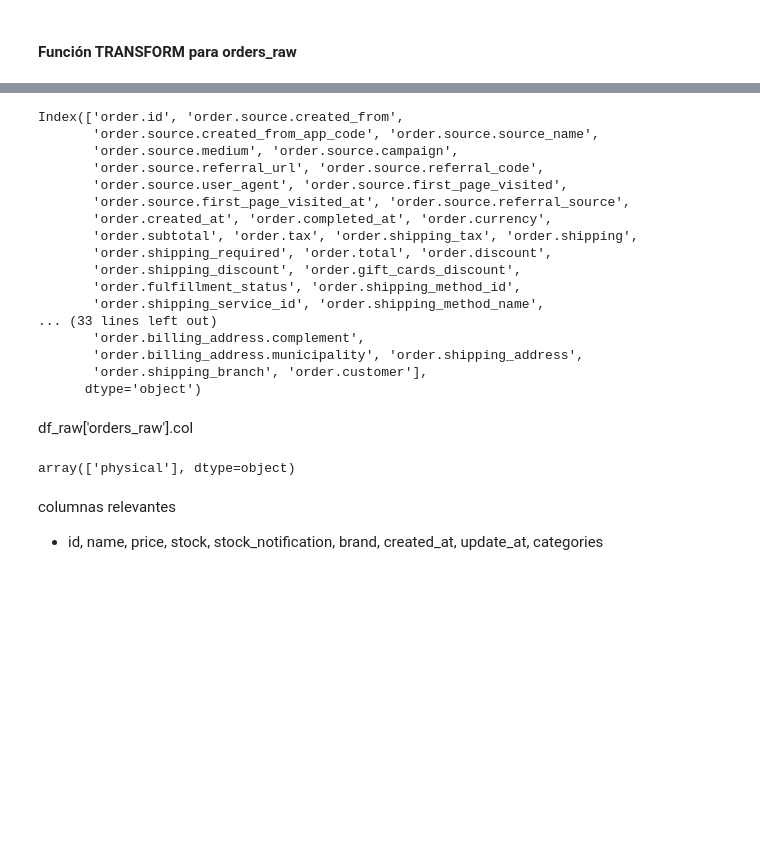
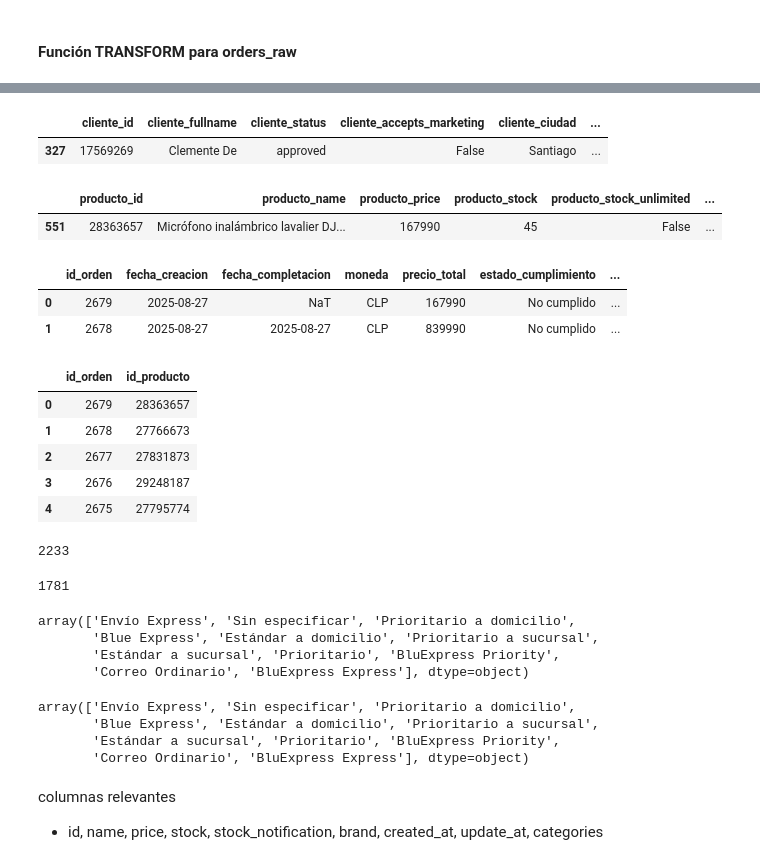
Before and after one commit to Halsey26/pipeline_perc, a Jupyter notebook: etl/pruebas_etl.ipynb, the cells around one changed output, grey strips where cells are left out. Drawn from its saved outputs; the diff is of its cells as text; code cells hidden in the pictures; blank space fills up the shorter version.

```diff
--- a/etl/pruebas_etl.ipynb
+++ b/etl/pruebas_etl.ipynb
@@ -940,30 +1223,53 @@ df_raw['orders_raw'].head(2)
-# %%
-# de aca, dejar columna de id de cliente, verificar si coincide len(unique(id)) con los id de la tabla customer
-df_raw['orders_raw'].columns
-# %% [output]
-Index(['order.id', 'order.source.created_from',
-       'order.source.created_from_app_code', 'order.source.source_name',
-       'order.source.medium', 'order.source.campaign',
-       'order.source.referral_url', 'order.source.referral_code',
-       'order.source.user_agent', 'order.source.first_page_visited',
-       'order.source.first_page_visited_at', 'order.source.referral_source',
-       'order.created_at', 'order.completed_at', 'order.currency',
-       'order.subtotal', 'order.tax', 'order.shipping_tax', 'order.shipping',
-       'order.shipping_required', 'order.total', 'order.discount',
-       'order.shipping_discount', 'order.gift_cards_discount',
-       'order.fulfillment_status', 'order.shipping_method_id',
-       'order.shipping_service_id', 'order.shipping_method_name',
-... (33 lines left out)
-       'order.billing_address.complement',
-       'order.billing_address.municipality', 'order.shipping_address',
-       'order.shipping_branch', 'order.customer'],
-      dtype='object')
-# %% [markdown]
-df_raw['orders_raw'].col
-# %%
-df_products['type'].unique()
-# %% [output]
-array(['physical'], dtype=object)
+# %%
+# visualizar todas las columnas
+pd.set_option('display.max_columns', None)  # mostrar todas las columnas
+# %%
+customer_clean[customer_clean['cliente_id']==17569269]
+# %% [output]
+|  | cliente_id | cliente_fullname | cliente_status | cliente_accepts_marketing | cliente_ciudad | ... |
+| 327 | 17569269 | Clemente De | approved | False | Santiago | ... |
+# %%
+products_clean[products_clean['producto_id']==28363657]
+# %% [output]
+|  | producto_id | producto_name | producto_price | producto_stock | producto_stock_unlimited | ... |
+| 551 | 28363657 | Micrófono inalámbrico lavalier DJ... | 167990 | 45 | False | ... |
+# %%
+orders_clean= transform_orders(df_raw['orders_raw'])
+orders_clean.head(2)
+# %% [output]
+|  | id_orden | fecha_creacion | fecha_completacion | moneda | precio_total | estado_cumplimiento | ... |
+| 0 | 2679 | 2025-08-27 | NaT | CLP | 167990 | No cumplido | ... |
+| 1 | 2678 | 2025-08-27 | 2025-08-27 | CLP | 839990 | No cumplido | ... |
+# %%
+orders_products = create_orders_products(orders_clean)
+orders_products.head(5)
+# %% [output]
+|  | id_orden | id_producto |
+| 0 | 2679 | 28363657 |
+| 1 | 2678 | 27766673 |
+| 2 | 2677 | 27831873 |
+| 3 | 2676 | 29248187 |
+| 4 | 2675 | 27795774 |
+# %%
+print(len(orders_products))
+orders_products['id_orden'].nunique()
+# %% [output]
+2233
+1781
+# %%
+orders_clean['empresa_envio'].unique()
+# %% [output]
+array(['Envío Express', 'Sin especificar', 'Prioritario a domicilio',
+       'Blue Express', 'Estándar a domicilio', 'Prioritario a sucursal',
+       'Estándar a sucursal', 'Prioritario', 'BluExpress Priority',
+       'Correo Ordinario', 'BluExpress Express'], dtype=object)
+# %%
+orders_clean['empresa_envio_normalizada'].unique()
+# %% [output]
+array(['Envío Express', 'Sin especificar', 'Prioritario a domicilio',
+       'Blue Express', 'Estándar a domicilio', 'Prioritario a sucursal',
+       'Estándar a sucursal', 'Prioritario', 'BluExpress Priority',
+       'Correo Ordinario', 'BluExpress Express'], dtype=object)
 # %% [markdown]
 columnas relevantes
 - id, name, price, stock, stock_notification, brand, created_at, update_at, categories
```
Also changed, not shown: parts of 31 cells of this notebook, 1 other file.
